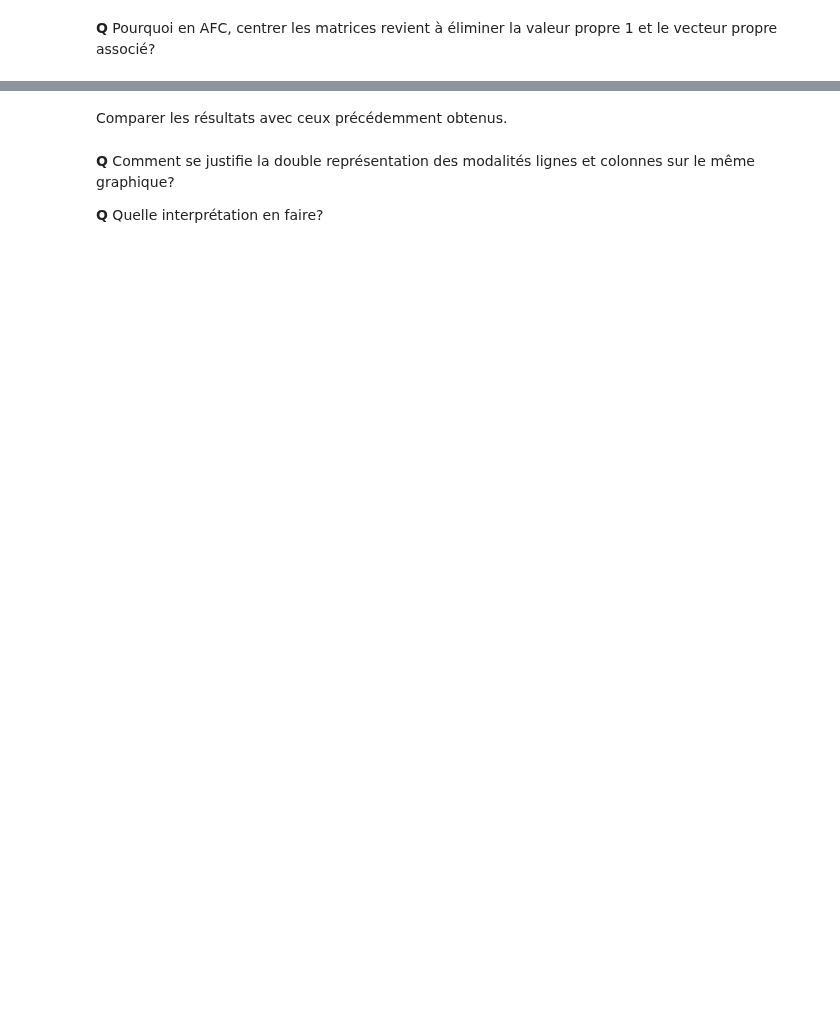
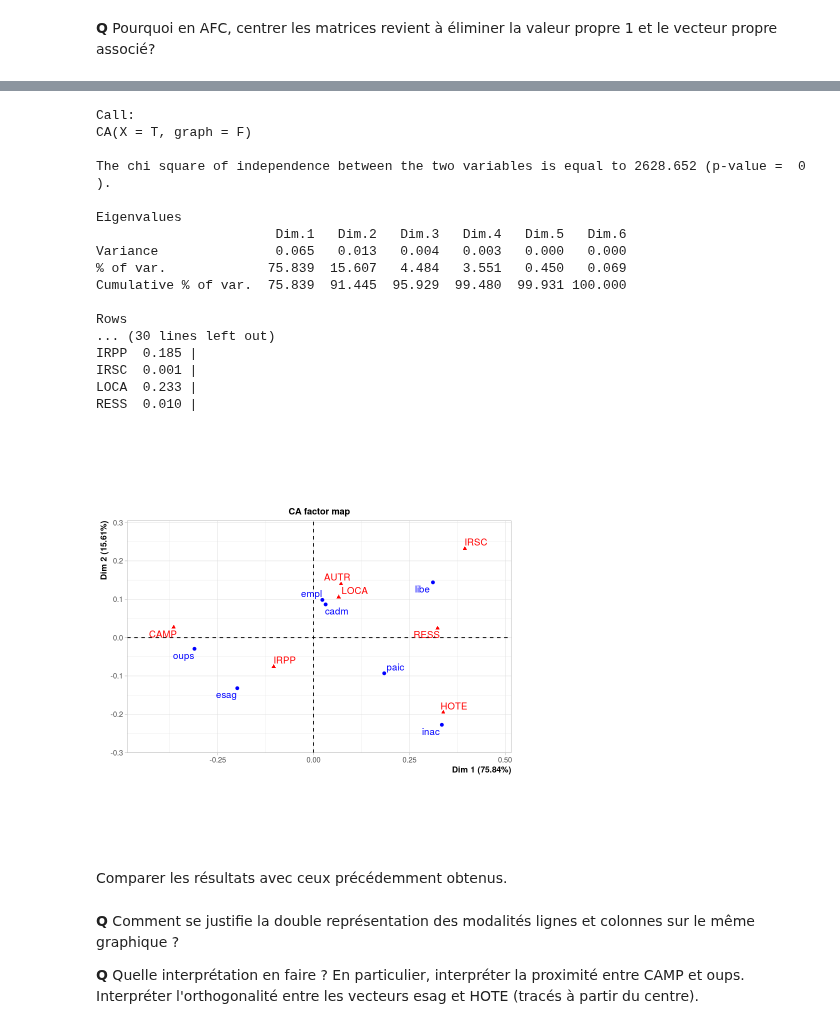
Before and after one commit to wikistat/Exploration, a Jupyter notebook: TutosRudim/Cal3-R-SVDtoAFC.ipynb, the cells around one changed output, grey strips where cells are left out. Drawn from its saved outputs; the diff is of its cells as text; code cells hidden in the pictures; blank space fills up the shorter version.

```diff
--- a/TutosRudim/Cal3-R-SVDtoAFC.ipynb
+++ b/TutosRudim/Cal3-R-SVDtoAFC.ipynb
@@ -23,5 +40,5 @@ Les données sont une table de contingence croisant une variable de catégorie s
 ### Lecture, description des données
 Les donnéees sont dans le fichier `vaccsp.dat`. Attention , les données ne sont pas sous une forme adaptée à la fonction `table`; il faut utiliser la fonction `xtab` pour définir la table de contingence associée.
 # %%
-vaccsp=read.table("Data/vaccsp.dat",col.names=c("effectif","CSP","heber"))
+vaccsp <- read.table("Data/vaccsp.dat", col.names = c("effectif", "CSP", "heber"))
 summary(vaccsp)
@@ -28,3 +54,4 @@ summary(vaccsp)
 # %%
 # construire la table de contingence
-T=xtabs(effectif~CSP+heber,vaccsp)
+T <- xtabs(effectif ~ CSP + heber, vaccsp)
+T
@@ -109,8 +252,28 @@ Rien de bien compliqué dans ces instructions mais autant utiliser une librairie
 # %%
 # Charger la librairie
 library(FactoMineR)
 # Analyse des correspondances
-afc=CA(T, graph=F)
+afc <- CA(T, graph = F)
 summary(afc)
+plot(afc)
+# %% [output]
+Call:
+CA(X = T, graph = F)
+
+The chi square of independence between the two variables is equal to 2628.652 (p-value =  0 ).
+
+Eigenvalues
+                       Dim.1   Dim.2   Dim.3   Dim.4   Dim.5   Dim.6
+Variance               0.065   0.013   0.004   0.003   0.000   0.000
+% of var.             75.839  15.607   4.484   3.551   0.450   0.069
+Cumulative % of var.  75.839  91.445  95.929  99.480  99.931 100.000
+
+Rows
+... (30 lines left out)
+IRPP  0.185 |
+IRSC  0.001 |
+LOCA  0.233 |
+RESS  0.010 |
+[figure, added]
 # %% [markdown]
 Comparer les résultats avec ceux précédemment obtenus.
@@ -119,4 +280,4 @@ plot(afc)
 # %% [markdown]
-**Q** Comment se justifie la double représentation des modalités lignes et colonnes sur le même graphique?
+**Q** Comment se justifie la double représentation des modalités lignes et colonnes sur le même graphique ?
 
-**Q** Quelle interprétation en faire?
+**Q** Quelle interprétation en faire ? En particulier, interpréter la proximité entre CAMP et oups. Interpréter l'orthogonalité entre les vecteurs esag et HOTE (tracés à partir du centre).
```
Also changed, not shown: parts of 33 cells of this notebook.
